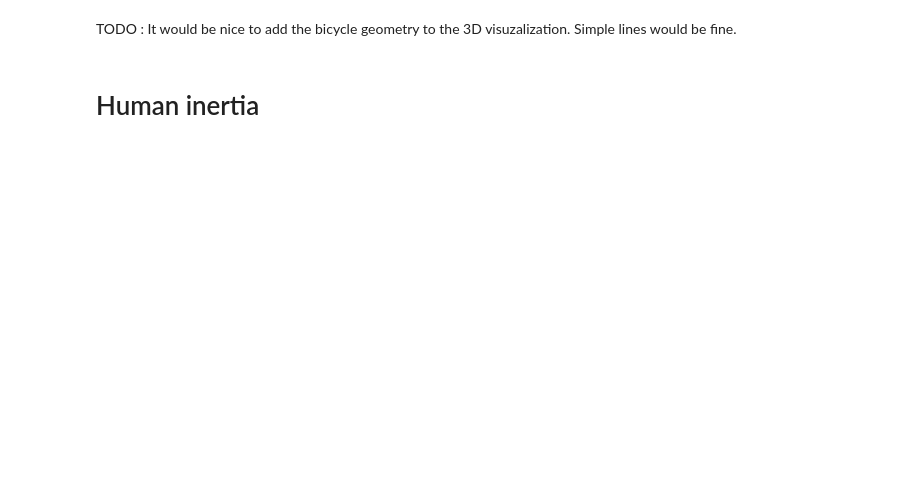
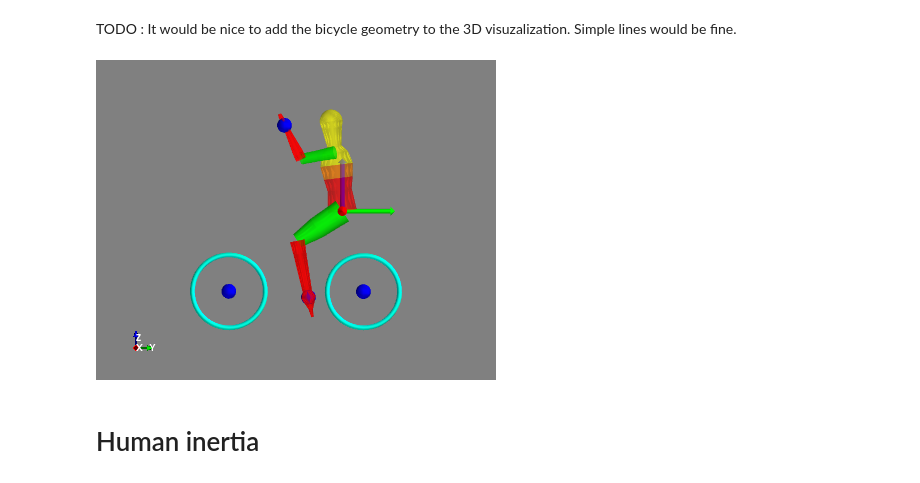
Before and after one commit to chrisdembia/python-yeadon-paper, a Jupyter notebook: src/bicycle_example.ipynb, the cells around one changed output. Saved outputs shown, nothing was run; the diff lists cells and outputs as text; code cells hidden in the pictures; blank space fills up the shorter version.

```diff
--- a/src/bicycle_example.ipynb
+++ b/src/bicycle_example.ipynb
@@ -555,5 +544,10 @@ Image('scene.png')
 # %% [markdown]
 TODO : It would be nice to add the bicycle geometry to the 3D visuzalization. Simple lines would be fine.
+# %%
+mlab.view(azimuth=90.0)
+Image('scene.png', width='800px')
+# %% [output]
+[figure, added]
 # %% [markdown]
 # Human inertia
 # %%
```
Also changed, not shown: parts of 23 cells of this notebook.
